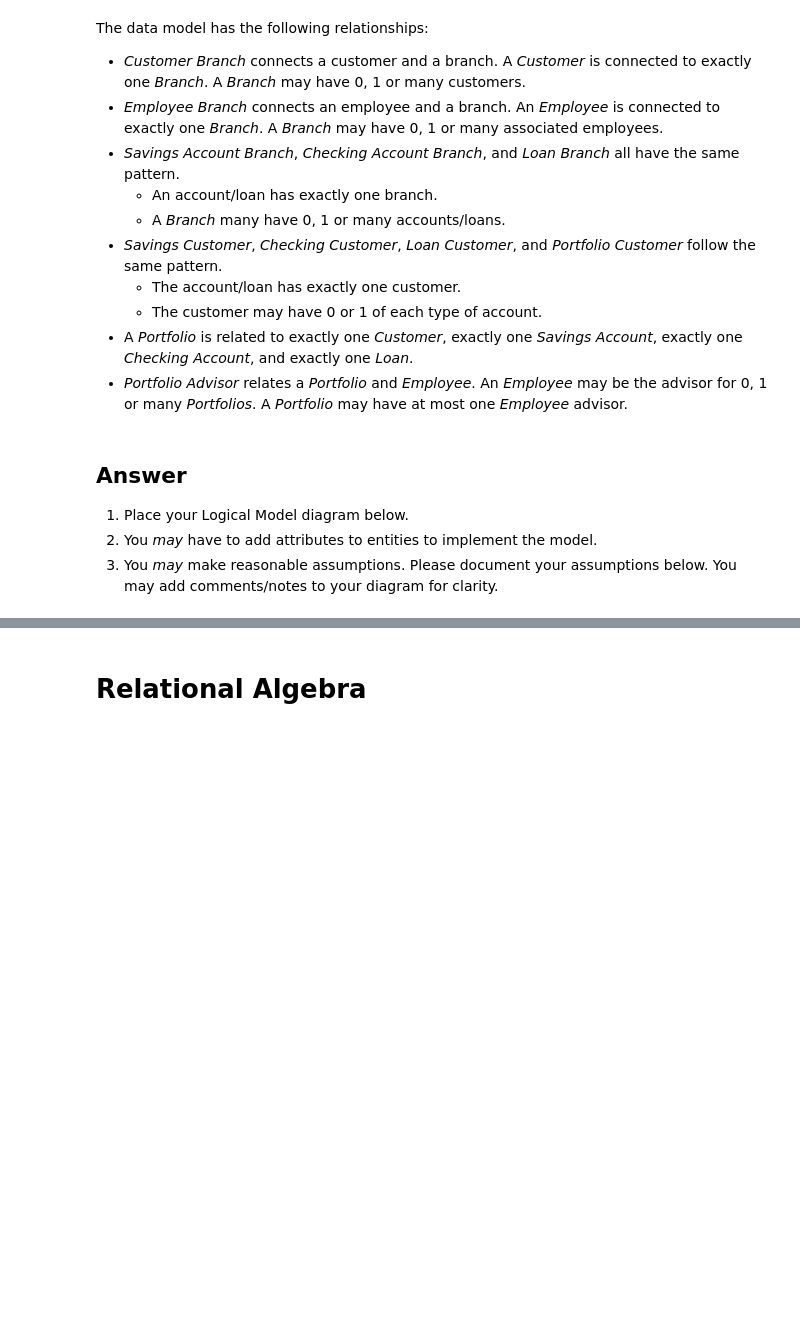
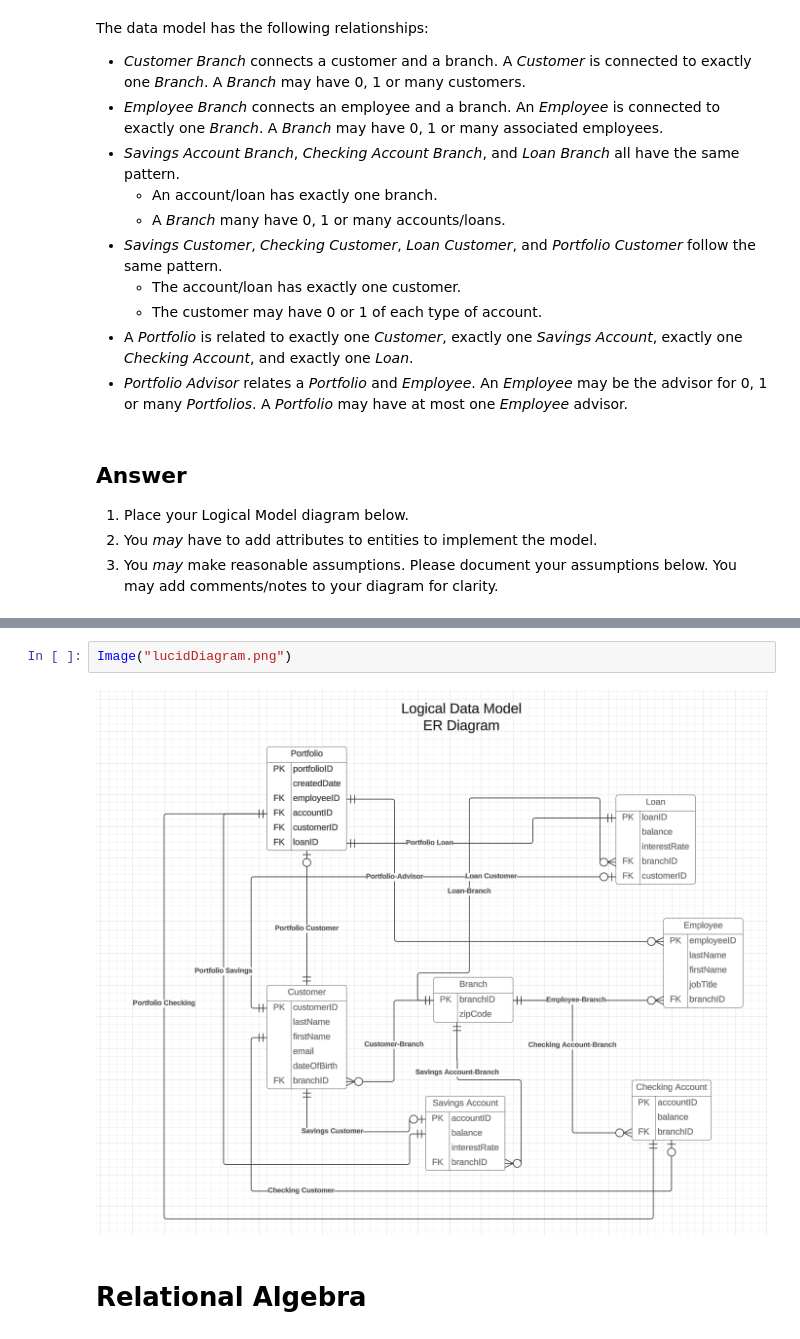
Before and after one commit to arnesanovaj/W4111-Intro-to-Databases-Spring-2024, a Jupyter notebook: Homework/HW1/S24-W4111-HW1.ipynb, the cells around one changed output, grey strips where cells are left out. Cells and saved outputs as stored; diff of their text form; blank space fills up the shorter version.

```diff
--- a/Homework/HW1/S24-W4111-HW1.ipynb
+++ b/Homework/HW1/S24-W4111-HW1.ipynb
@@ -295,5 +294,9 @@ Save your diagram to an image, place in the same directory as your notebook and
 | :---: |
 | __Logical ER Diagram__|
+# %%
+Image("lucidDiagram.png")
+# %% [output]
+[figure, added]
 # %% [markdown]
 # Relational Algebra
 # %% [markdown]
```
Also changed, not shown: parts of 26 cells of this notebook, 8 other files.
